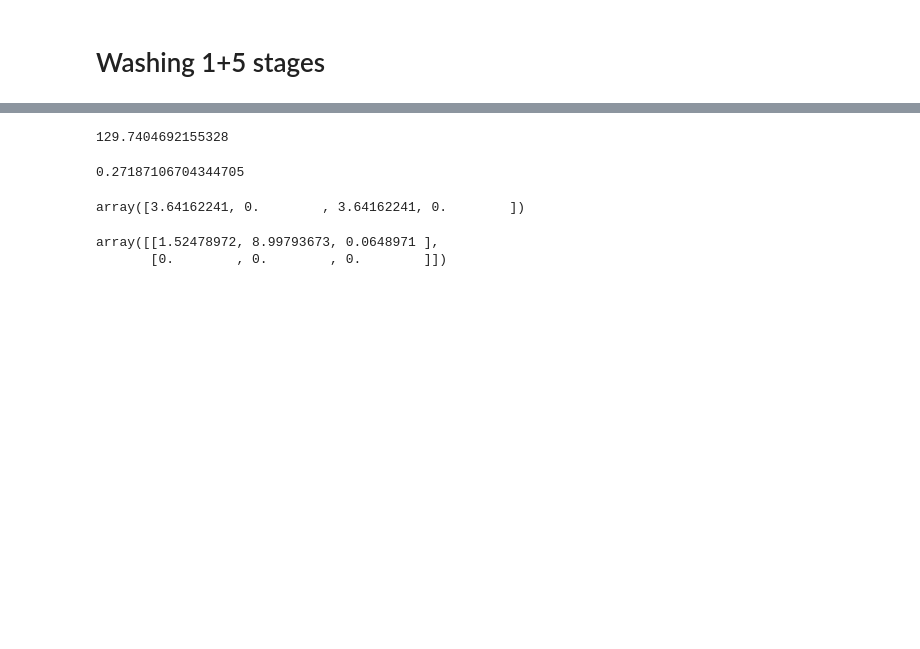
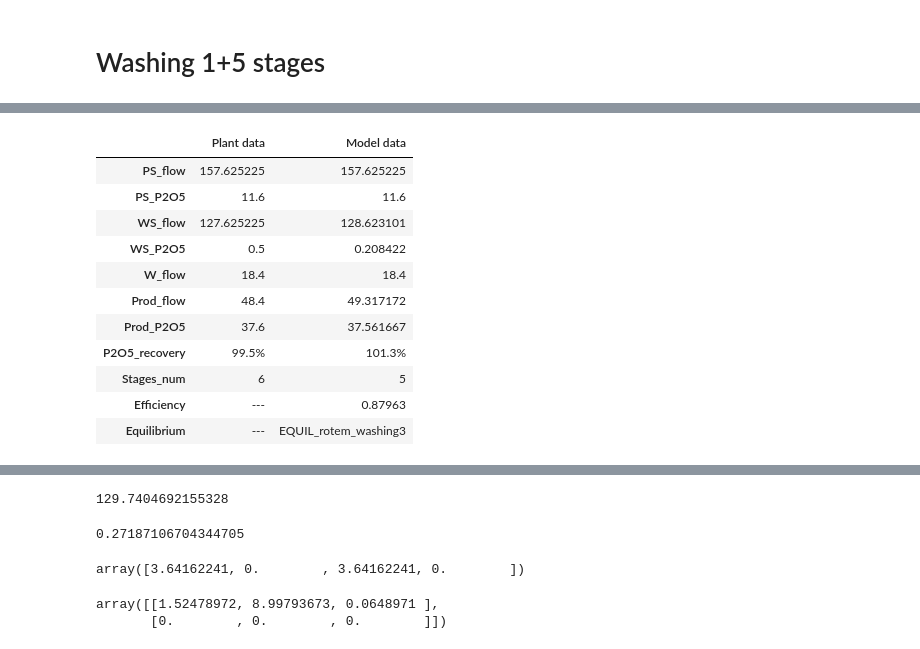
Before and after one commit to vladgap/LLC, a Jupyter notebook: Rotem_LLC_Washing_Simulation_OOP.ipynb, the cells around one changed output, grey strips where cells are left out. Drawn from its saved outputs; the diff is of its cells as text; code cells hidden in the pictures; blank space fills up the shorter version.

```diff
--- a/Rotem_LLC_Washing_Simulation_OOP.ipynb
+++ b/Rotem_LLC_Washing_Simulation_OOP.ipynb
@@ -844,3 +839,13 @@ options={
     'stage_convergence':1e-4
 }
 # opt_bat=Optimal_Washing_Battery(plant_data, stages_num=6)
+# %%
+D = 5
+# initials
+OP = .5
+AF = W_flow - D
+AP = 3
+AS = 0.02
+data_5_stages = [PS_P2O5, PS_SO4, OP, AF, AP, AS, Prod_flow, Prod_P2O5]
+# %%
+opt_bat=Optimal_Washing_CounterCurrentBattery(data_5_stages, stages_num=5, **options)
@@ -846,0 +863,15 @@ options={
+# %%
+opt_bat.summary_table
+# %% [output]
+|  | Plant data | Model data |
+| PS_flow | 157.625225 | 157.625225 |
+| PS_P2O5 | 11.6 | 11.6 |
+| WS_flow | 127.625225 | 128.623101 |
+| WS_P2O5 | 0.5 | 0.208422 |
+| W_flow | 18.4 | 18.4 |
+| Prod_flow | 48.4 | 49.317172 |
+| Prod_P2O5 | 37.6 | 37.561667 |
+| P2O5_recovery | 99.5% | 101.3% |
+| Stages_num | 6 | 5 |
+| Efficiency | --- | 0.87963 |
+| Equilibrium | --- | EQUIL_rotem_washing3 |
```
Also changed, not shown: parts of 6 cells of this notebook.
